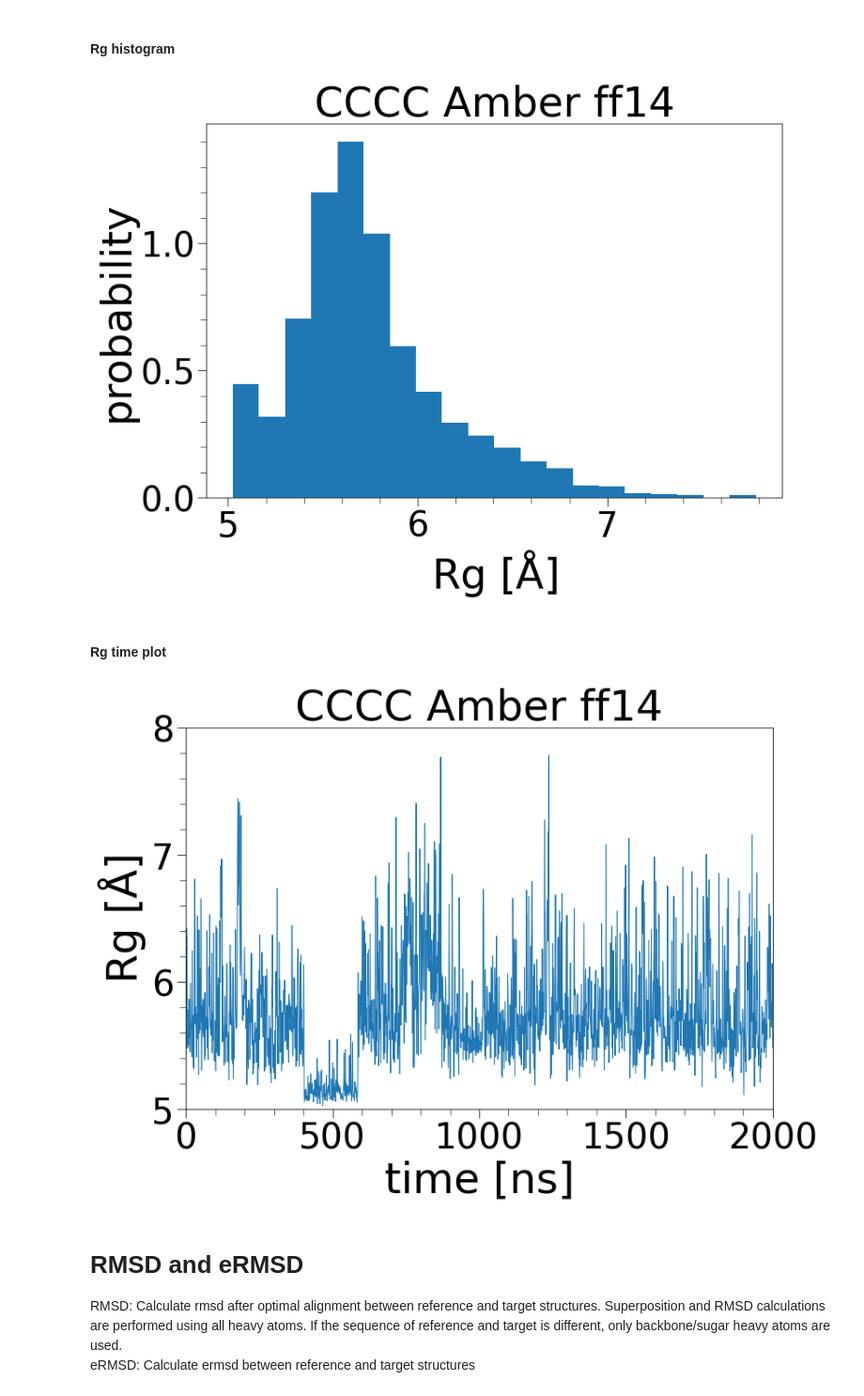
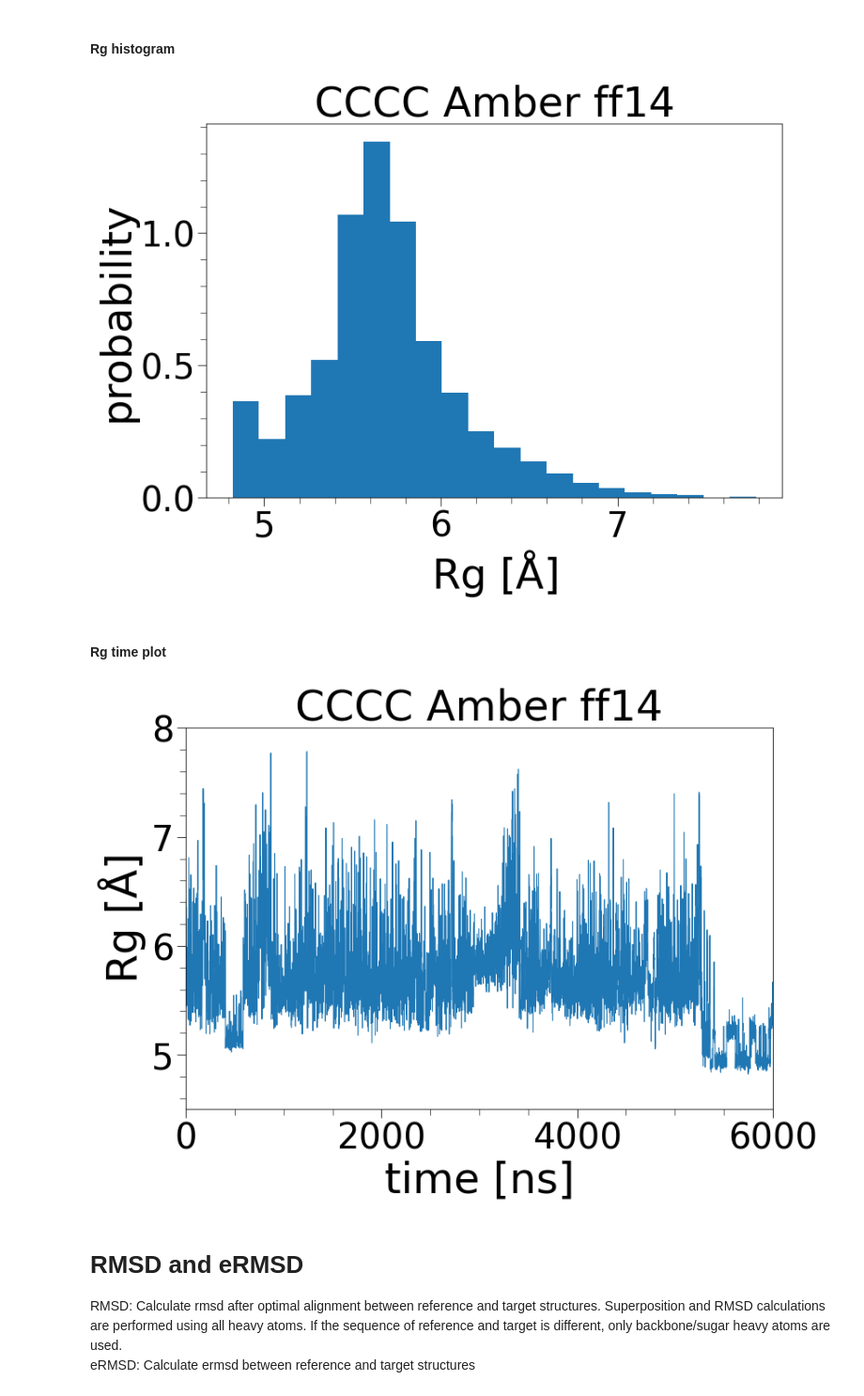
Before and after one commit to choderalab/rna-espaloma, a Jupyter notebook: experiment/scripts/analysis/vanilla/tetramer-analysis.ipynb, the cells around one changed output. Shown at 94% size. Drawn from its saved outputs; the diff is of its cells as text; code cells hidden in the pictures.

```diff
--- a/experiment/scripts/analysis/vanilla/tetramer-analysis.ipynb
+++ b/experiment/scripts/analysis/vanilla/tetramer-analysis.ipynb
@@ -118,7 +118,7 @@ eq_traj = mdtraj.load(eq_ncfile, top=init_pdb)
 
 # trajectory: 100ns each / checkpoint interval: 100ps
 #n = len(glob.glob("../md*"))
-n = 20
+n = 60
 ncfiles = [ "../md" + str(i) + "/traj.nc" for i in range(1, n+1) ]
 traj = mdtraj.load(ncfiles, top=init_pdb, stride=STRIDE)
 # %%
@@ -427,38 +405,38 @@ ax.hist(rg, bins=20, density=True)
 #plt.show()
 plt.savefig("rg_hist.png")
 # %% [output]
-[figure, old version]
+[figure, new version]
 # %% [markdown]
 #### Rg time plot
 # %%
 x = np.arange(1, len(rg)+1) * LOGGING_FREQUENCY * STRIDE * UNIT_PS_TO_NS
 
 # define
 fig, ax = plt.subplots(figsize=(12, 8))
 
 # title
 ax.set_title(PLOT_TITLE)
 
 # x-axis
 ax.set_xlabel(r'time [ns]')
 #ax.xaxis.set_ticks(np.arange(0, 1, 0.2))
 ax.xaxis.set_minor_locator(AutoMinorLocator())
 ax.set_xlim([0, len(x)])
 
 # y-axis
 ax.set_ylabel(r'Rg [${\rm \AA}$]')
 #ax.yaxis.set_ticks(np.arange(0, 1, 0.2))
 #ax.yaxis.set_minor_locator(MultipleLocator())
 ax.yaxis.set_minor_locator(AutoMinorLocator())
-ax.set_ylim([5, 8])
+ax.set_ylim([4.5, 8])
 
 # plot
 ax.plot(x, rg, lw=1)
 
 #plt.show()
 plt.savefig("rg.png")
 # %% [output]
-[figure, old version]
+[figure, new version]
 # %% [markdown]
 # RMSD and eRMSD
 
```
Also changed, not shown: parts of 21 cells of this notebook.
